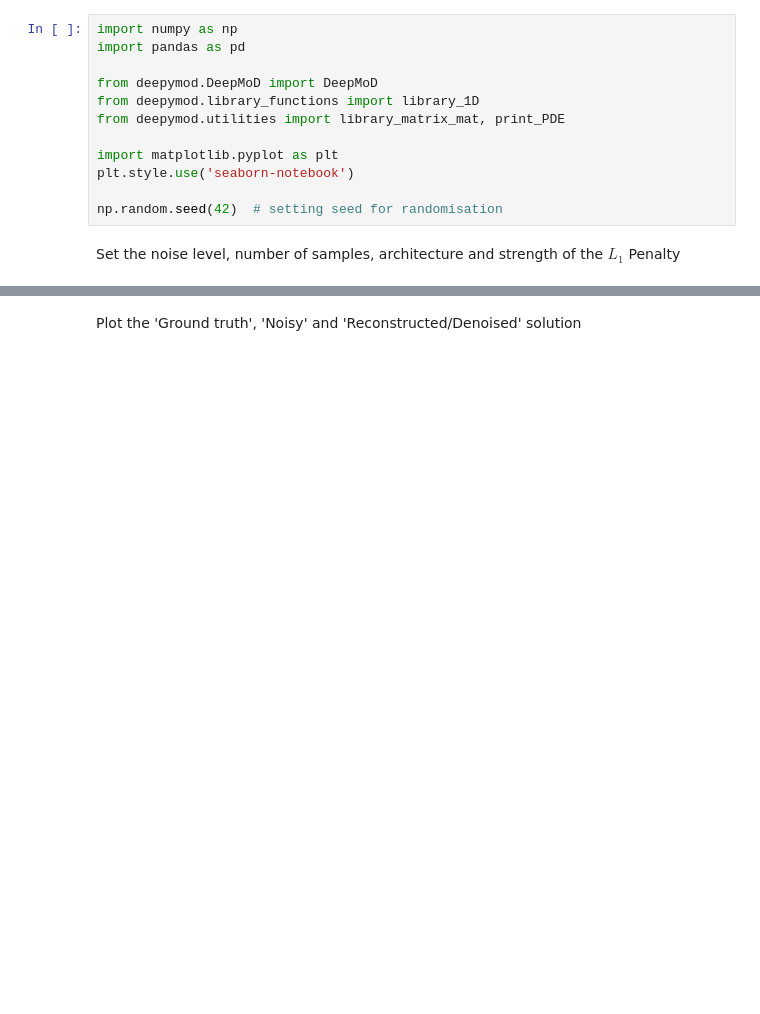
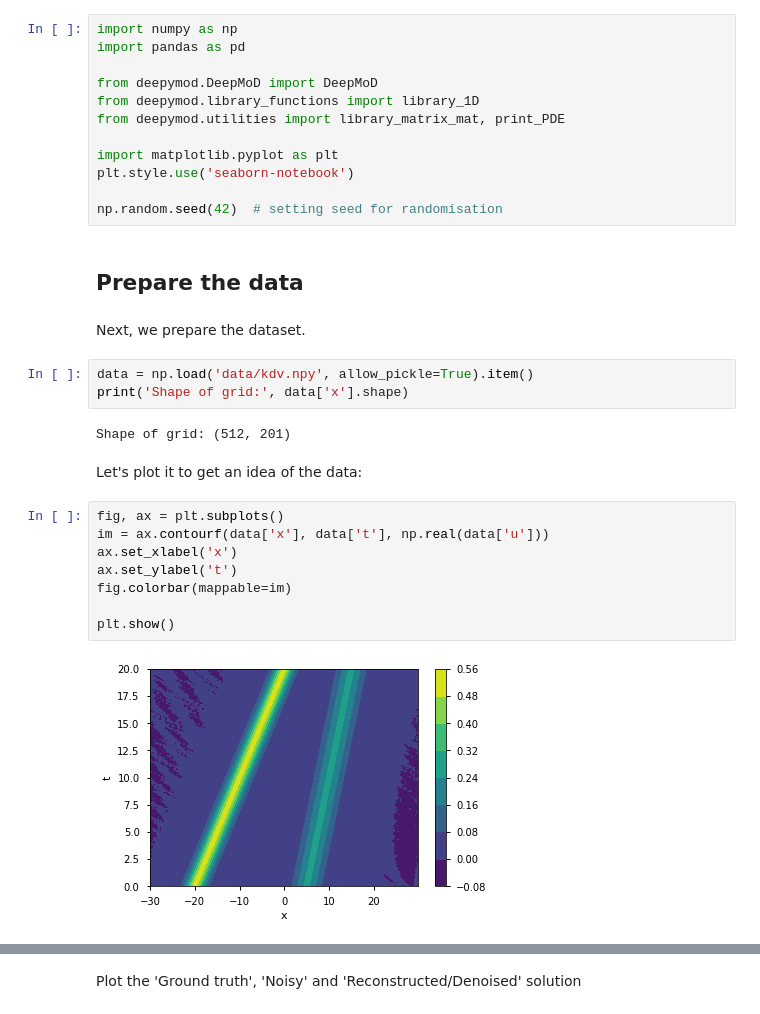
Before and after one commit to PhIMaL/DeePyMoD_tensorflow, a Jupyter notebook: Examples/KDV.ipynb, the cells around one changed output, grey strips where cells are left out. Cells and saved outputs as stored; diff of their text form; blank space fills up the shorter version.

```diff
--- a/Examples/KDV.ipynb
+++ b/Examples/KDV.ipynb
@@ -16,5 +16,24 @@ import matplotlib.pyplot as plt
 plt.style.use('seaborn-notebook')
 
 np.random.seed(42)  # setting seed for randomisation
-# %% [markdown]
-Set the noise level, number of samples, architecture and strength of the $L_1$ Penalty
+# %% [markdown]
+## Prepare the data
+# %% [markdown]
+Next, we prepare the dataset.
+# %%
+data = np.load('data/kdv.npy', allow_pickle=True).item()
+print('Shape of grid:', data['x'].shape)
+# %% [output]
+Shape of grid: (512, 201)
+# %% [markdown]
+Let's plot it to get an idea of the data:
+# %%
+fig, ax = plt.subplots()
+im = ax.contourf(data['x'], data['t'], np.real(data['u']))
+ax.set_xlabel('x')
+ax.set_ylabel('t')
+fig.colorbar(mappable=im)
+
+plt.show()
+# %% [output]
+[figure, added]
```
Also changed, not shown: parts of 29 cells of this notebook, 1 other file.
